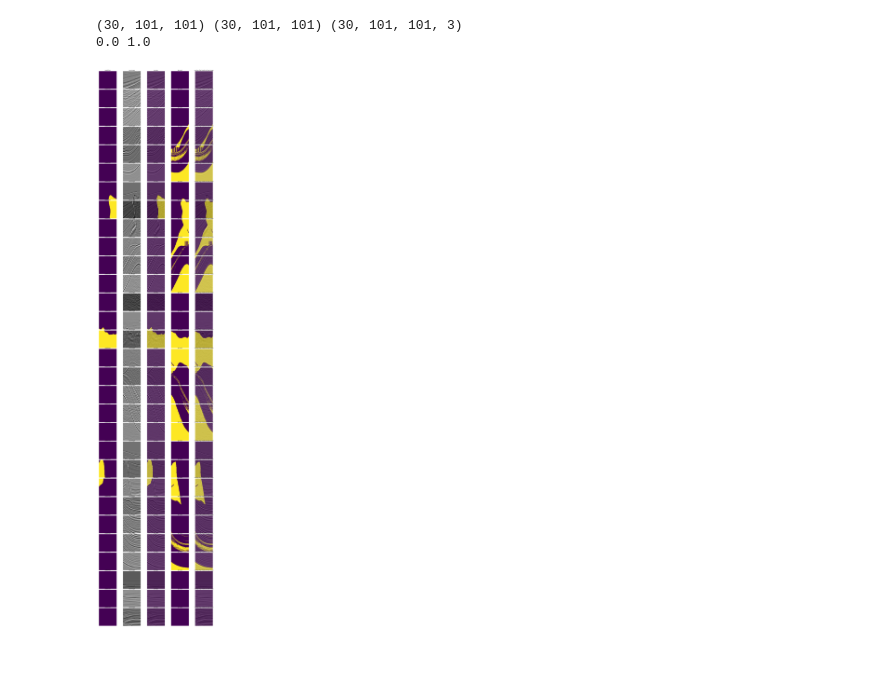
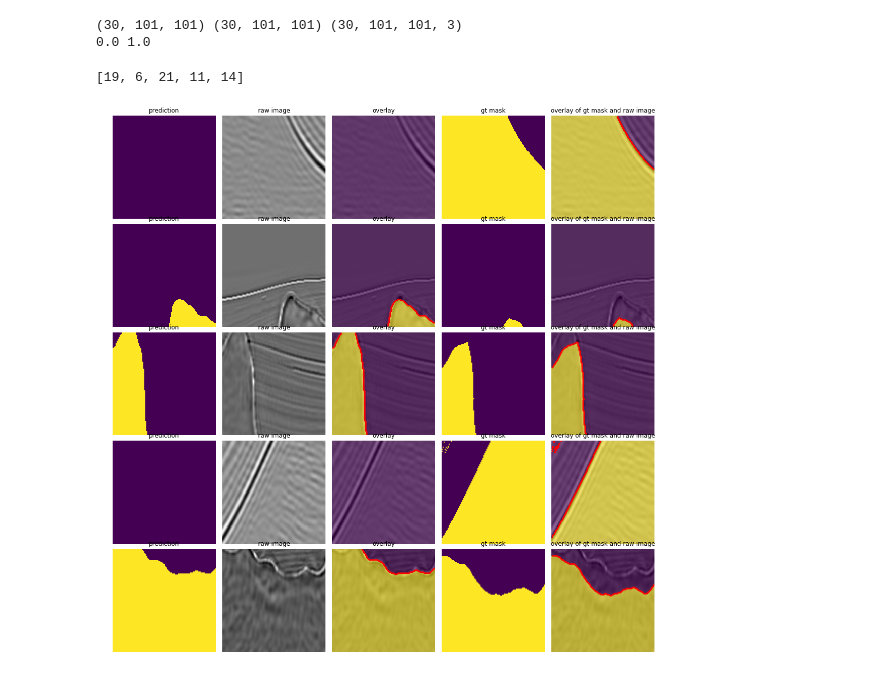
Before and after one commit to lonestar686/pytorch-saltnet, a Jupyter notebook: predict_seam.ipynb, the cells around one changed output. Saved outputs shown, nothing was run; the diff lists cells and outputs as text; code cells hidden in the pictures.

Commit message:
add contour to salt

```diff
--- a/predict_seam.ipynb
+++ b/predict_seam.ipynb
@@ -317,7 +333,7 @@ parser.add_argument('--resize', action='store_true', help='resize to 128x128 ins
 parser.add_argument("model", help='a pretrained neural network model')
 
 # args examples
-arg_commands = '--tta my_runs/models/best-metric-model-fold0.pth --output-prefix fold0'
+arg_commands = 'my_runs/models/best-metric-model-fold0.pth --tta --output-prefix fold0'
 args = parser.parse_args(arg_commands.split())
 print(vars(args))
 
@@ -368,51 +387,70 @@ print(pred.min(), pred.max())
 0.0 1.0
 # %%
 # qc the results
-nrows = pred.shape[0]
+pred_size = pred.shape[0]
+
+# get samples of predictions
+pred_indices = list(range(pred_size))
+
+# for reproducibility
+np.random.seed(2019)
+
+# shuffle indices
+np.random.shuffle(pred_indices)
+
+#
+nrows = min(5, len(pred_indices))
 ncols = 5
 
-plt.figure(figsize=(18, 3.5*nrows))
+# the chosen tiles
+print(pred_indices[:nrows])
 
-for i in range(nrows):
+#
+plt.figure(figsize=(15, 3.7*nrows))
+
+for i, index in enumerate(pred_indices[:nrows]):
     # predicted result
     plt.subplot(nrows, ncols, i*ncols+1)
-    plt.imshow(pred[i])
+    plt.imshow(pred[index])
     plt.title('prediction')
     #
     plt.axis('off')
 
     # raw image
     plt.subplot(nrows, ncols, i*ncols+2)
-    plt.imshow(image_samples[i], cmap='Greys')
+    plt.imshow(image_samples[index], cmap='Greys')
     plt.title('raw image')
     #
     plt.axis('off')
 
     # overlay
     plt.subplot(nrows, ncols, i*ncols+3)
-    plt.imshow(pred[i])
-    plt.imshow(image_samples[i], alpha=0.4, cmap='Greys')
+    plt.imshow(pred[index])
+    plt.imshow(image_samples[index], alpha=0.4, cmap='Greys')
+    plt.contour(pred[index], colors='r', linewidths=3, levels=[0.5])
     plt.title('overlay')
     plt.axis('off')
 
     # ground truth
     plt.subplot(nrows, ncols, i*ncols+4)
-    plt.imshow(mask_samples[i])
+    plt.imshow(mask_samples[index])
     plt.title('gt mask')
     plt.axis('off')
 
     #
     plt.subplot(nrows, ncols, i*ncols+5)
-    #plt.imshow(flipped_image_samples[i], cmap='Greys')
+    #plt.imshow(flipped_image_samples[index], cmap='Greys')
     #plt.title('flipped raw image')
-    plt.imshow(mask_samples[i])
-    plt.imshow(image_samples[i], alpha=0.4, cmap='Greys')
+    plt.imshow(mask_samples[index])
+    plt.imshow(image_samples[index], alpha=0.4, cmap='Greys')
+    plt.contour(mask_samples[index], colors='r', linewidths=3, levels=[0.5])
     plt.title('overlay of gt mask and raw image')
     plt.axis('off')
 
 # plt.tight_layout()
 plt.subplots_adjust(top=0.8, bottom=0.0,
                     left=0.0, right=1.0,
                     hspace=0.05, wspace=0.05)
 # %% [output]
+[19, 6, 21, 11, 14]
-[figure, old version]
+[figure, new version]
```
Also changed, not shown: parts of 10 cells of this notebook.
